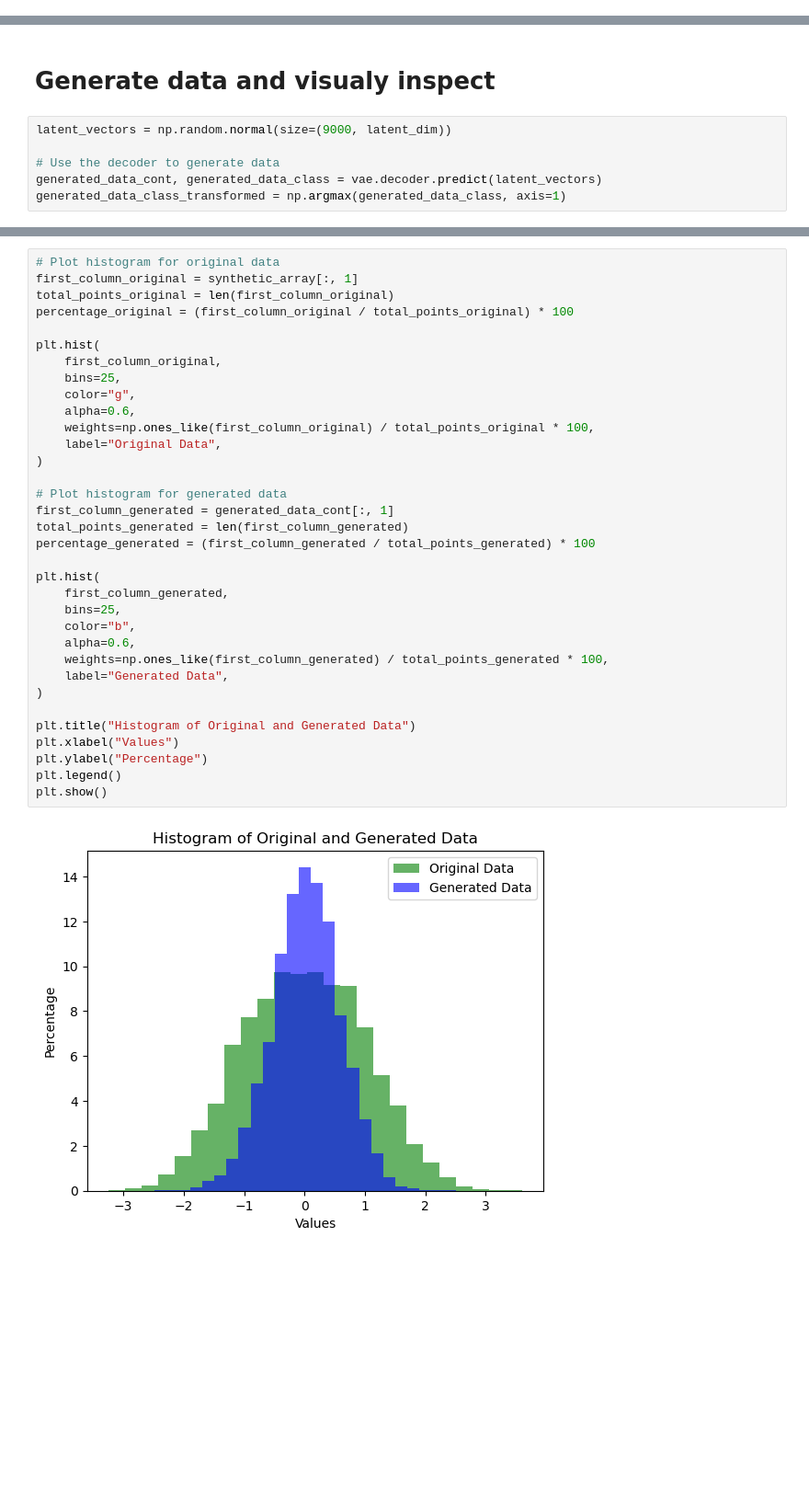
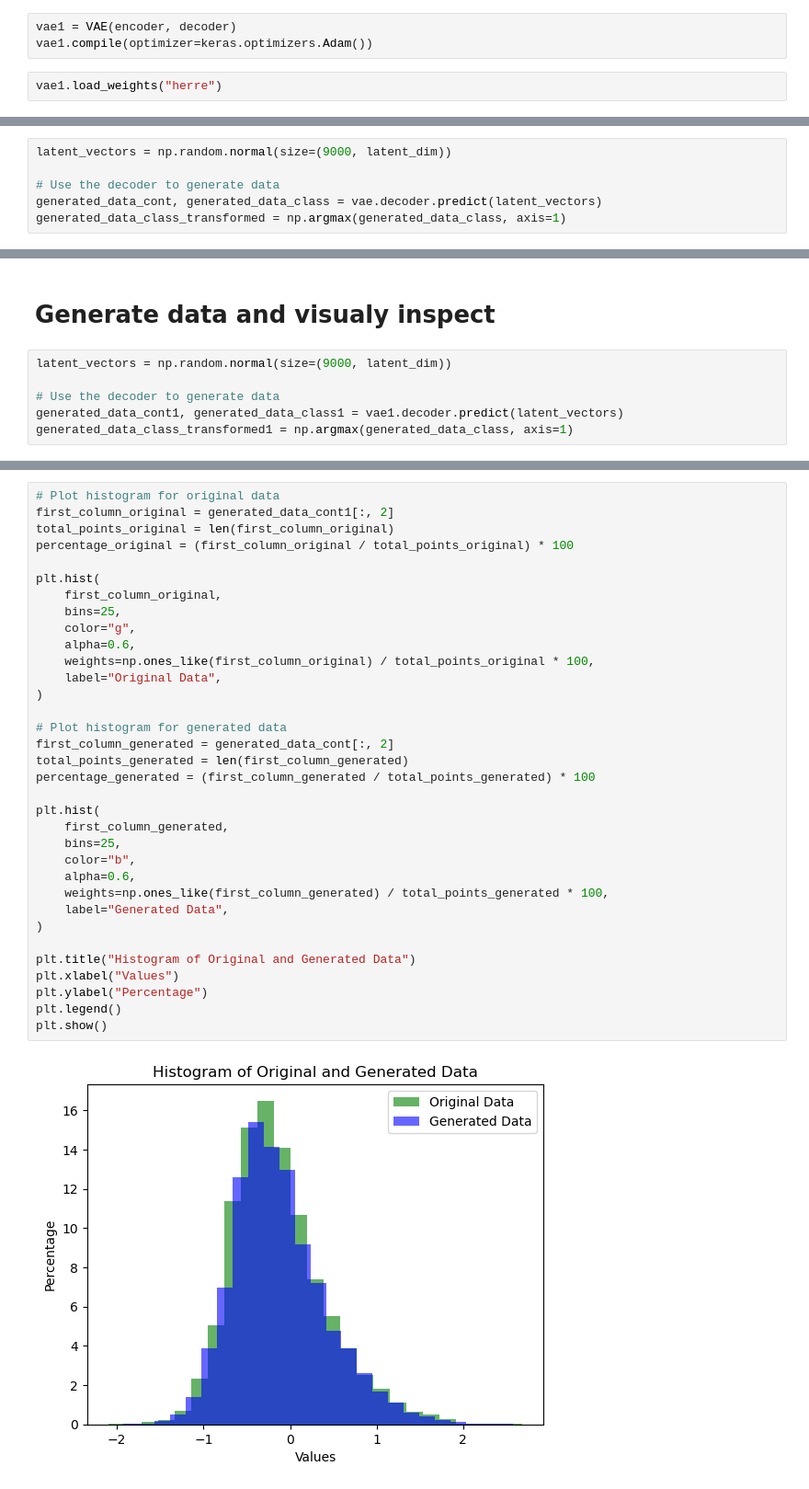
Before and after one commit to MaxIG1/var_auto_for_synth_data, a Jupyter notebook: notebooks/var_auto_working.ipynb, the cells around one changed output, grey strips where cells are left out. Shown at 92% size. Saved outputs shown, nothing was run; the diff lists cells and outputs as text; blank space fills up the shorter version.

```diff
--- a/notebooks/var_auto_working.ipynb
+++ b/notebooks/var_auto_working.ipynb
@@ -208,0 +207,5 @@ ValueError: Model <__main__.VAE object at 0x...> cannot be saved either because
+# %%
+vae1 = VAE(encoder, decoder)
+vae1.compile(optimizer=keras.optimizers.Adam())
+# %%
+vae1.load_weights("herre")
@@ -208,0 +218,6 @@ ValueError: Model <__main__.VAE object at 0x...> cannot be saved either because
+# %%
+latent_vectors = np.random.normal(size=(9000, latent_dim))
+
+# Use the decoder to generate data
+generated_data_cont, generated_data_class = vae.decoder.predict(latent_vectors)
+generated_data_class_transformed = np.argmax(generated_data_class, axis=1)
@@ -212,6 +232,6 @@ ValueError: Model <__main__.VAE object at 0x...> cannot be saved either because
 latent_vectors = np.random.normal(size=(9000, latent_dim))
 
 # Use the decoder to generate data
-generated_data_cont, generated_data_class = vae.decoder.predict(latent_vectors)
-generated_data_class_transformed = np.argmax(generated_data_class, axis=1)
+generated_data_cont1, generated_data_class1 = vae1.decoder.predict(latent_vectors)
+generated_data_class_transformed1 = np.argmax(generated_data_class, axis=1)
 # %% [output]
@@ -219,36 +239,36 @@ generated_data_class_transformed = np.argmax(generated_data_class, axis=1)
 # %%
 # Plot histogram for original data
-first_column_original = synthetic_array[:, 1]
+first_column_original = generated_data_cont1[:, 2]
 total_points_original = len(first_column_original)
 percentage_original = (first_column_original / total_points_original) * 100
 
 plt.hist(
     first_column_original,
     bins=25,
     color="g",
     alpha=0.6,
     weights=np.ones_like(first_column_original) / total_points_original * 100,
     label="Original Data",
 )
 
 # Plot histogram for generated data
-first_column_generated = generated_data_cont[:, 1]
+first_column_generated = generated_data_cont[:, 2]
 total_points_generated = len(first_column_generated)
 percentage_generated = (first_column_generated / total_points_generated) * 100
 
 plt.hist(
     first_column_generated,
     bins=25,
     color="b",
     alpha=0.6,
     weights=np.ones_like(first_column_generated) / total_points_generated * 100,
     label="Generated Data",
 )
 
 plt.title("Histogram of Original and Generated Data")
 plt.xlabel("Values")
 plt.ylabel("Percentage")
 plt.legend()
 plt.show()
 # %% [output]
-[figure, old version]
+[figure, new version]
```
Also changed, not shown: parts of 11 cells of this notebook.
